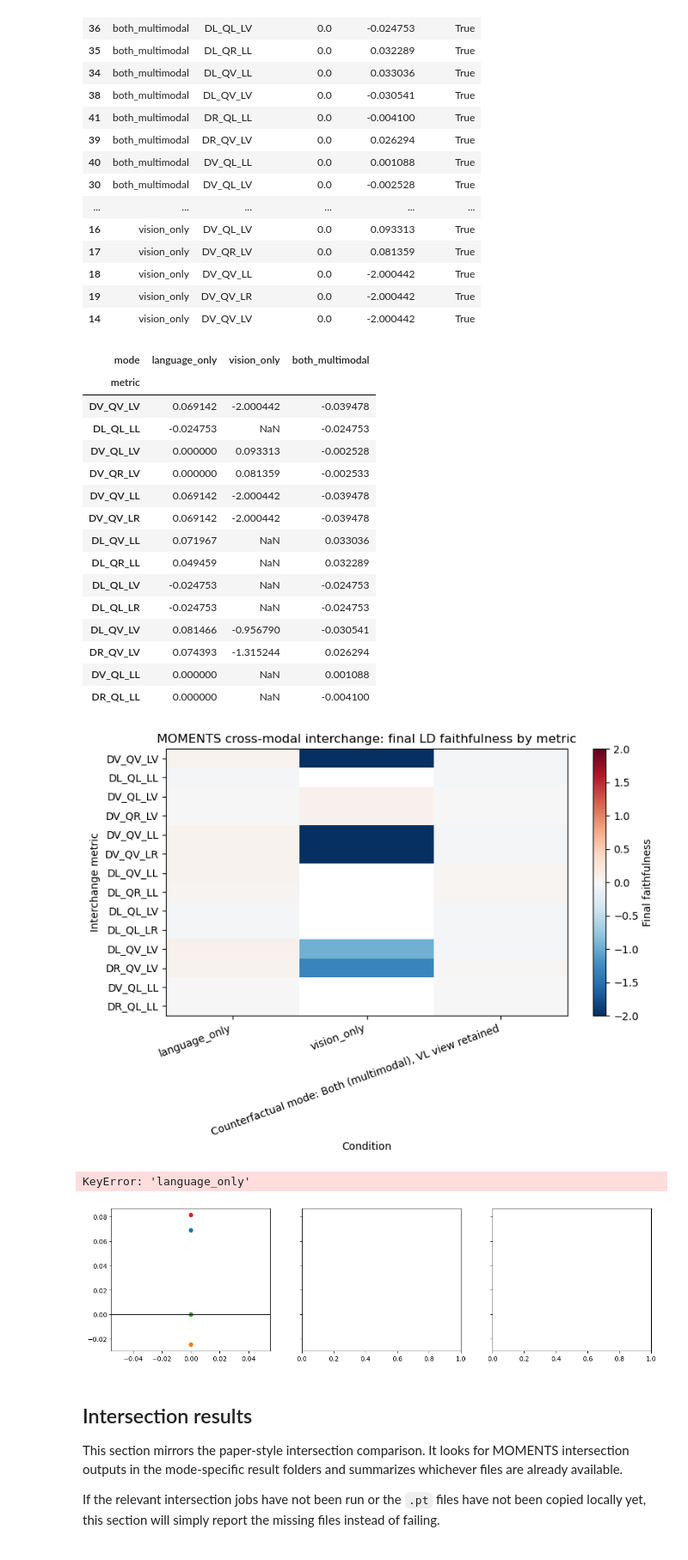
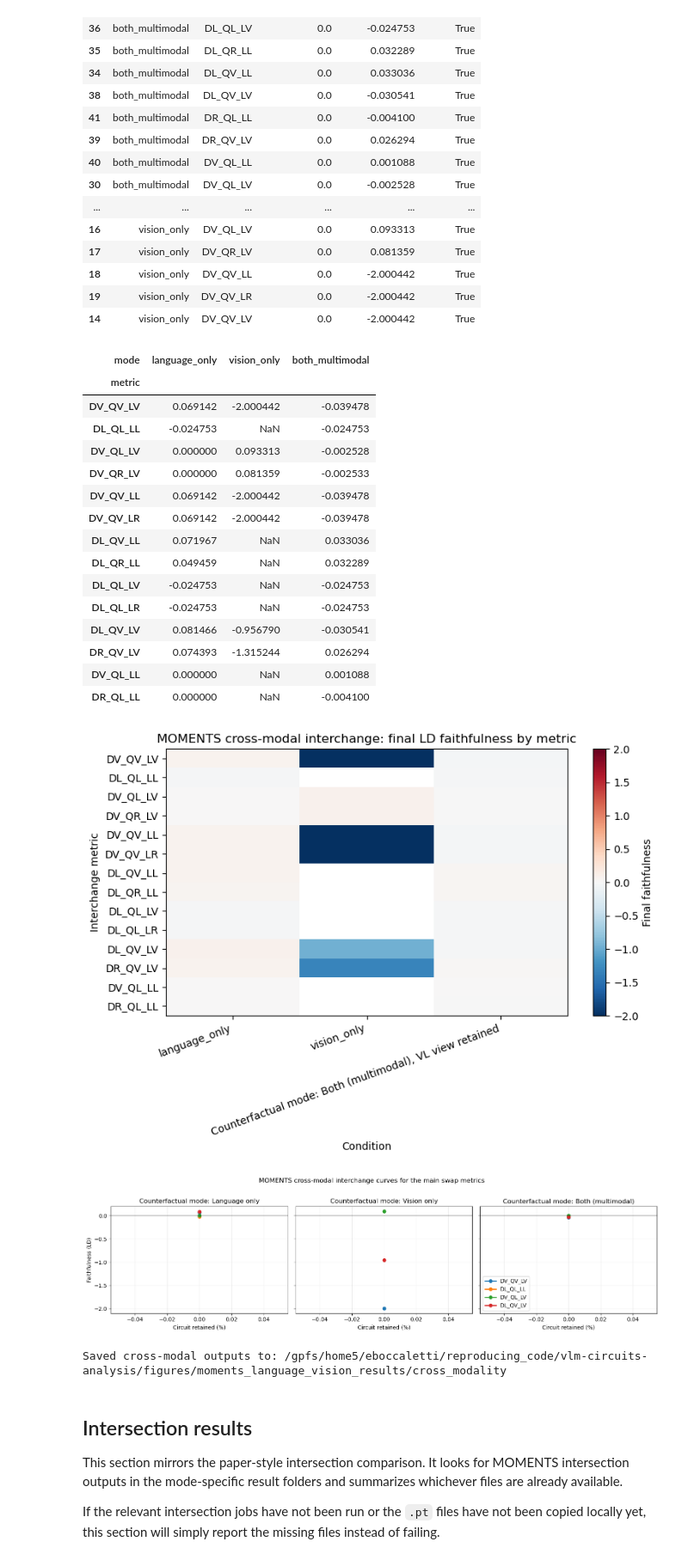
Before and after one commit to emmaboccaletti/vlm-circuits-analysis, a Jupyter notebook: view_moments_language_vision_results.ipynb, the cells around one changed output. Shown at 86% size. Cells and saved outputs as stored; diff of their text form; code cells hidden in the pictures.

Commit message:
Fully ran the moments results for language and vision: still missing backpatching and language-only counterfactuals intersection faithfulness

```diff
--- a/view_moments_language_vision_results.ipynb
+++ b/view_moments_language_vision_results.ipynb
@@ -126,6 +126,12 @@ both_text_only
   scores: data/moments_goal/results/qwen2-7b-vl-instruct_both_nap_ig=5/node_scores/nap_ig_l_ig=5_metric=LD.pt True
 Available complete conditions: ['language_only_l_view', 'language_only_vl_view', 'vision_only_l_view', 'vision_only_vl_view', 'both_multimodal', 'both_text_only']
 Incomplete conditions are intentionally excluded until all faithfulness checkpoints are complete.
+# %%
+MODE_TITLES = {
+      'language_only': 'Counterfactual mode: Language only',
+      'vision_only': 'Counterfactual mode: Vision only',
+      'both_multimodal': 'Counterfactual mode: Both (multimodal)',
+  }
 # %% [markdown]
 ## Faithfulness curves
 
@@ -552,40 +558,40 @@ if cross_tables:
                     continue
                 ax.plot(metric_table['circuit_percent'], metric_table['faithfulness_LD'], marker='o', linewidth=2, label=metric)
             ax.axhline(0, color='black', linewidth=0.8)
-            ax.set_title(RESULTS[mode]['label'])
+            ax.set_title(MODE_TITLES.get(mode, mode))
             ax.set_xlabel('Circuit retained (%)')
             ax.grid(alpha=0.25)
         axes[0].set_ylabel('Faithfulness (LD)')
         axes[-1].legend(loc='best')
         fig.suptitle('MOMENTS cross-modal interchange curves for the main swap metrics', y=1.02)
         fig.tight_layout()
         fig.savefig(CROSS_OUTPUT_DIR / 'cross_modal_key_curves.png', dpi=200, bbox_inches='tight')
         plt.show()
 
     summary_df.to_csv(CROSS_OUTPUT_DIR / 'cross_modal_summary.csv', index=False)
     print('Saved cross-modal outputs to:', CROSS_OUTPUT_DIR.resolve())
 else:
     print('Cross-modal result files are not available locally yet, so no plots were generated.')
 # %% [output]
 | mode | language_only | vision_only | both_multimodal |
 | metric |  |  |  |
 | DV_QV_LV | 0.069142 | -2.000442 | -0.039478 |
 | DL_QL_LL | -0.024753 | NaN | -0.024753 |
 | DV_QL_LV | 0.000000 | 0.093313 | -0.002528 |
 | DV_QR_LV | 0.000000 | 0.081359 | -0.002533 |
 | DV_QV_LL | 0.069142 | -2.000442 | -0.039478 |
 | DV_QV_LR | 0.069142 | -2.000442 | -0.039478 |
 | DL_QV_LL | 0.071967 | NaN | 0.033036 |
 | DL_QR_LL | 0.049459 | NaN | 0.032289 |
 | DL_QL_LV | -0.024753 | NaN | -0.024753 |
 | DL_QL_LR | -0.024753 | NaN | -0.024753 |
 | DL_QV_LV | 0.081466 | -0.956790 | -0.030541 |
 | DR_QV_LV | 0.074393 | -1.315244 | 0.026294 |
 | DV_QL_LL | 0.000000 | NaN | 0.001088 |
 | DR_QL_LL | 0.000000 | NaN | -0.004100 |
 [figure]
+[figure, new version]
-KeyError: 'language_only'
+Saved cross-modal outputs to: /gpfs/home5/eboccaletti/reproducing_code/vlm-circuits-analysis/figures/moments_language_vision_results/cross_modality
-[figure, old version]
 # %% [markdown]
 ## Intersection results
 
```
Also changed, not shown: parts of 1 cell of this notebook.
